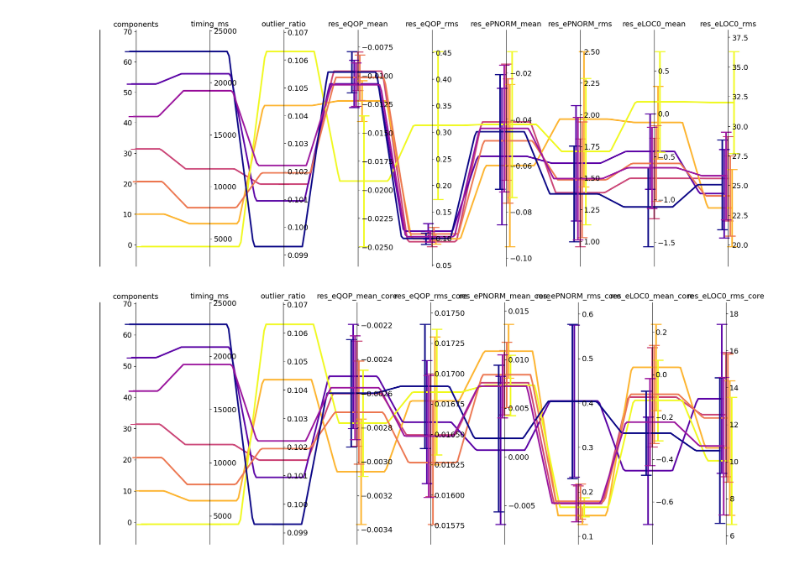
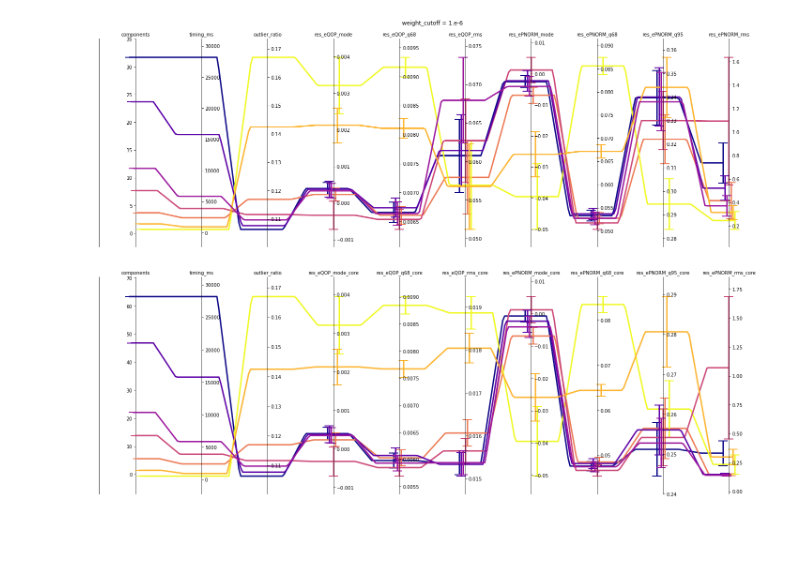
Before and after one commit to benjaminhuth/acts-gsf-scripts, a Jupyter notebook: notebooks/analyse_sweep.ipynb, the cells around one changed output. Saved outputs shown, nothing was run; the diff lists cells and outputs as text; code cells hidden in the pictures; blank space fills up the shorter version.

```diff
--- a/notebooks/analyse_sweep.ipynb
+++ b/notebooks/analyse_sweep.ipynb
@@ -58,5 +39,7 @@ Index(['components', 'weight_cutoff', 'timing', 'n_tracks', 'n_outliers',
 # %%
 sweep_result["timing_ms"] = 1e3 * sweep_result["timing"]
 sweep_result["outlier_ratio"] = sweep_result["n_outliers"] / sweep_result["n_tracks"]
+# %%
+sweep_result = sweep_result.rename(columns={ c: c.replace("symmetric_", "") for c in sweep_result.columns if "symmetric" in c })
 # %%
 sweep_result = sweep_result[ sweep_result["weight_cutoff"] < 0.01 ]
@@ -168,23 +170,26 @@ fig.savefig(input_dir / "summary_core.png")
 # %%
 from gsfanalysis.parallel_coordinates import parallel_coordinates
 # %%
-sweep_result_interesting = sweep_result[ (sweep_result["weight_cutoff"] == 1e-4) & (sweep_result["components"] > 4) ]
+sweep_result_interesting = sweep_result[ (sweep_result["weight_cutoff"] == 1e-6) & (sweep_result["components"].isin([1,2,4,8,12,24,32])) ]
 sweep_result_interesting = sweep_result_interesting.sort_values(by=["components"], ascending=False)
 # %%
-columns = ["components","timing_ms", "outlier_ratio", "res_eQOP_mean", "res_eQOP_rms", "res_ePNORM_mean", "res_ePNORM_rms","res_eLOC0_mean", "res_eLOC0_rms"]
-error_columns = ["res_ePNORM_mean_err", "res_ePNORM_rms_err", "res_eLOC0_mean_err", "res_eLOC0_rms_err", "res_eQOP_mean_err", "res_eQOP_rms_err", ]
-
+columns = ["components","timing_ms", "outlier_ratio", "res_eQOP_mode", "res_eQOP_q68", "res_eQOP_rms", "res_ePNORM_mode", "res_ePNORM_q68", "res_ePNORM_q95", "res_ePNORM_rms"]
+error_columns = [ c + "_err" for c in columns if c + "_err" in sweep_result_interesting.columns ]
 fig, ax = parallel_coordinates(
     sweep_result_interesting.loc[:, columns],
-    sweep_result_interesting,
+    sweep_result_interesting.loc[:, error_columns],
     "_err",
     jitter_x=True,
     log_columns=["weight_cutoff"],
     lw=3,
-    cmap='plasma'
+    cmap='plasma',
+    figsize=(20,7),
 )
+
+fig.suptitle("weight_cutoff = 1.e-6")
+fig.tight_layout()
 # %% [output]
-[figure, old version]
+[figure, new version]
 # %%
 fig, ax = parallel_coordinates(
     sweep_result_interesting.loc[:, [c + "_core" if c + "_core" in sweep_result_interesting else c for c in columns]],
@@ -193,7 +198,8 @@ fig, ax = parallel_coordinates(
     jitter_x=True,
     log_columns=["weight_cutoff"],
     lw=3,
-    cmap='plasma'
+    cmap='plasma',
+    figsize=(20,7),
 )
 # %% [output]
-[figure, old version]
+[figure, new version]
```
Also changed, not shown: parts of 6 cells of this notebook, 13 other files.
